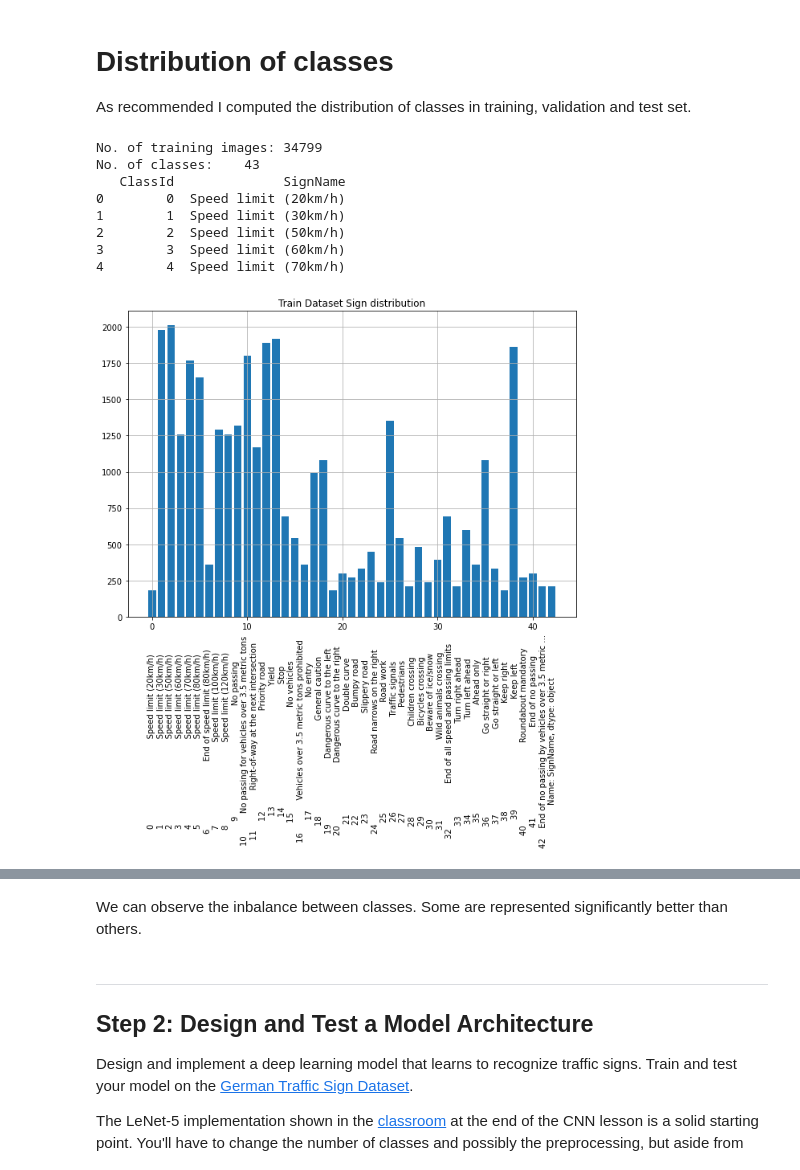
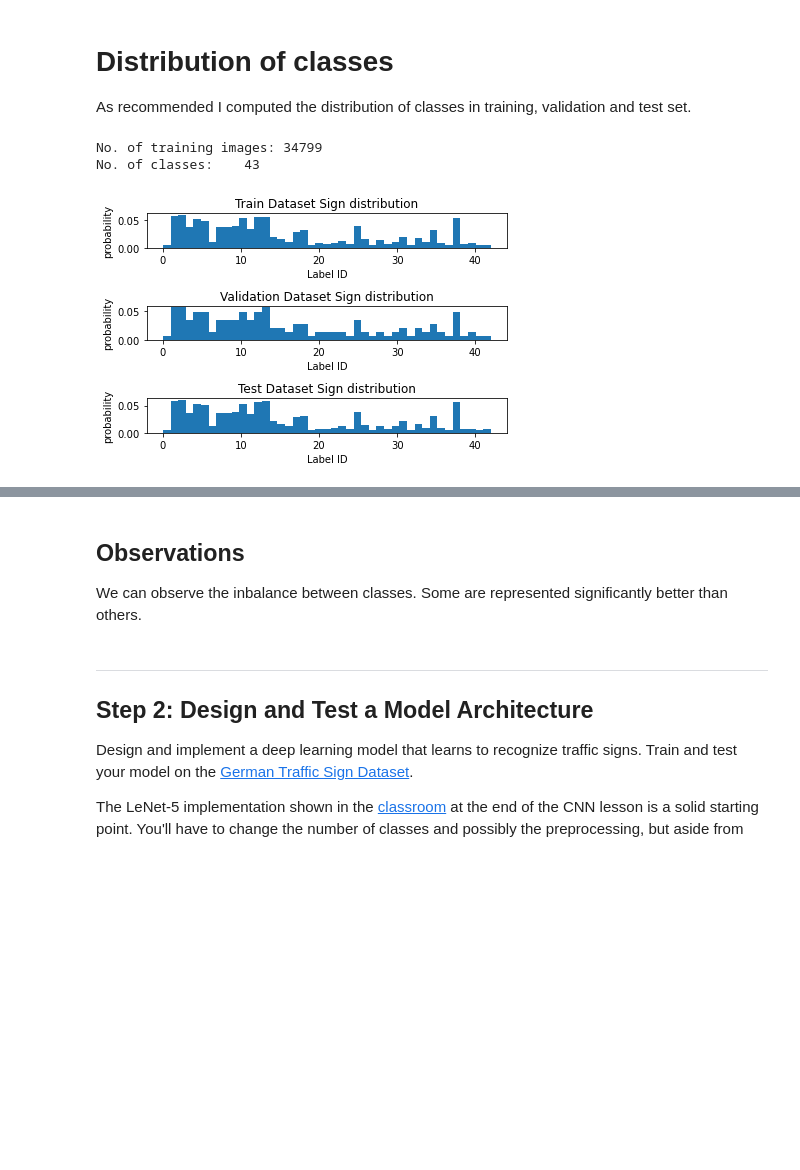
Before and after one commit to Dynaa/traffic-sign-classifier, a Jupyter notebook: Traffic_Sign_Classifier.ipynb, the cells around one changed output, grey strips where cells are left out. Cells and saved outputs as stored; diff of their text form; code cells hidden in the pictures; blank space fills up the shorter version.

```diff
--- a/Traffic_Sign_Classifier.ipynb
+++ b/Traffic_Sign_Classifier.ipynb
@@ -150,46 +141,35 @@ Speed limit (60km/h)
 # Distribution of classes
 As recommended I computed the distribution of classes in training, validation and test set.
 # %%
-
-
 n_classes = len(np.unique(y_train))
 print("No. of training images: {:>5}".format(X_train.shape[0]))
 print("No. of classes: {:>5}".format(n_classes))
 
 
 
+# Print histogram distribution of the dataset
+plt.subplot(3,1,1)
+plt.hist(y_train, n_classes, density=1)
+plt.ylabel('probability')
+plt.xlabel('Label ID')
+plt.title('Train Dataset Sign distribution')
 
-fig = plt.figure(figsize=(10,7))
-unique, counts = np.unique(y_train, return_counts=True)
-plt.bar(unique, counts)
-plt.grid()
-plt.xlabel(str(data['SignName']), rotation='vertical')
-plt.title("Train Dataset Sign distribution")
+plt.subplot(3,1,2)
+plt.hist(y_valid, n_classes, density=1)
+plt.ylabel('probability')
+plt.xlabel('Label ID')
+plt.title('Validation Dataset Sign distribution')
+
+plt.subplot(3,1,3)
+plt.hist(y_test, n_classes, density=1)
+plt.ylabel('probability')
+plt.xlabel('Label ID')
+plt.title('Test Dataset Sign distribution')
+
+plt.tight_layout()
+plt.savefig('histogram.png', format='png')
 plt.show()
-
-fig = plt.figure(figsize=(10,7))
-unique, counts = np.unique(y_valid, return_counts=True)
-plt.bar(unique, counts)
-plt.grid()
-plt.xlabel(str(data['SignName']), rotation='vertical')
-plt.title("Validation Dataset Sign distribution")
-plt.show()
-
-
-fig = plt.figure(figsize=(10,7))
-unique, counts = np.unique(y_test, return_counts=True)
-plt.bar(unique, counts)
-plt.grid()
-plt.xlabel(str(data['SignName']), rotation='vertical')
-plt.title("Test Dataset Sign distribution")
-plt.show()
 # %% [output]
 No. of training images: 34799
 No. of classes:    43
-   ClassId              SignName
-0        0  Speed limit (20km/h)
-1        1  Speed limit (30km/h)
-2        2  Speed limit (50km/h)
-3        3  Speed limit (60km/h)
-4        4  Speed limit (70km/h)
-[figure, old version]
+[figure, new version]
@@ -198,4 +176,5 @@ No. of classes:    43
 # %% [markdown]
+## Observations
 We can observe the inbalance between classes. Some are represented significantly better than others.
 # %% [markdown]
 ----
```
Also changed, not shown: parts of 17 cells of this notebook.
